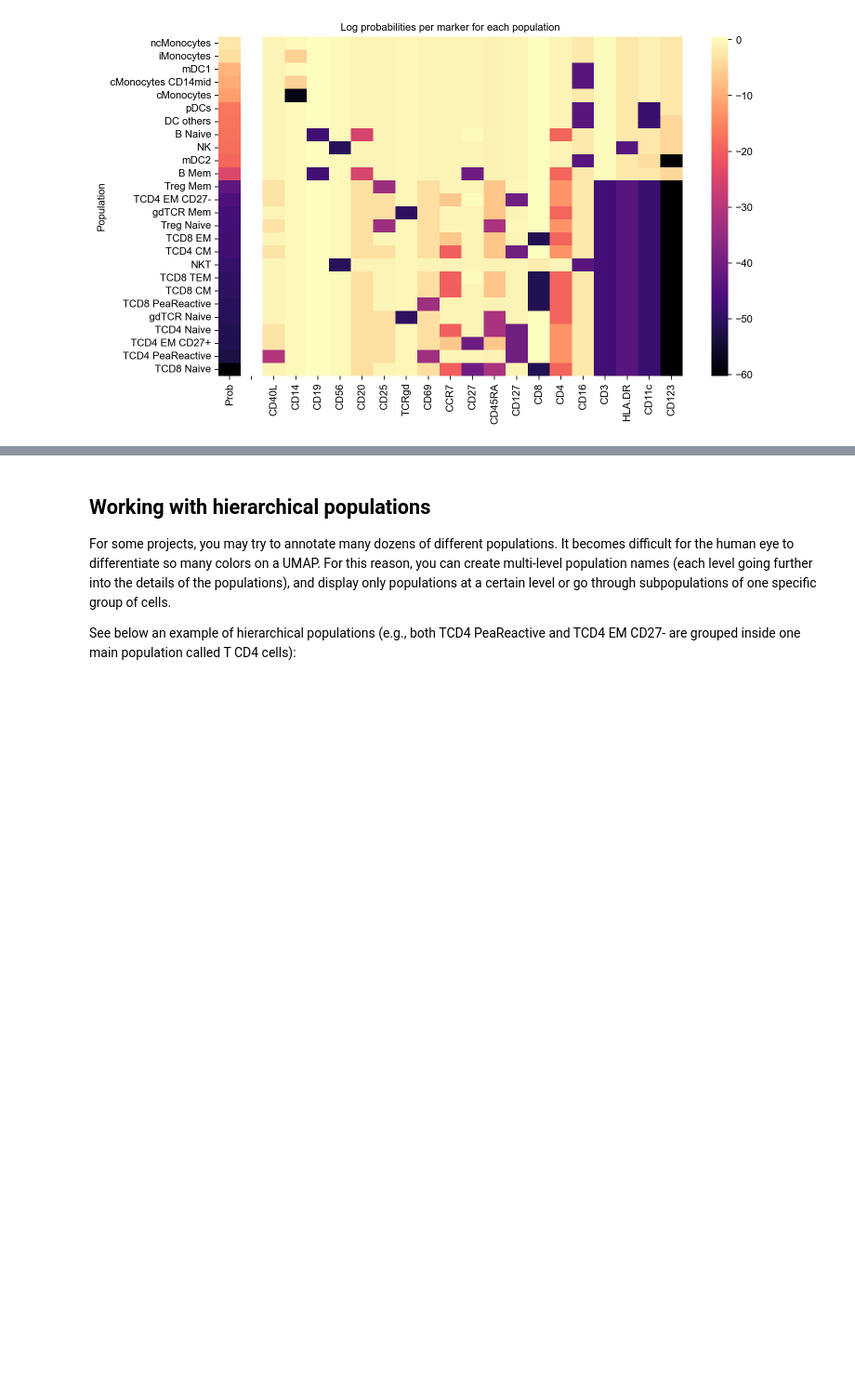
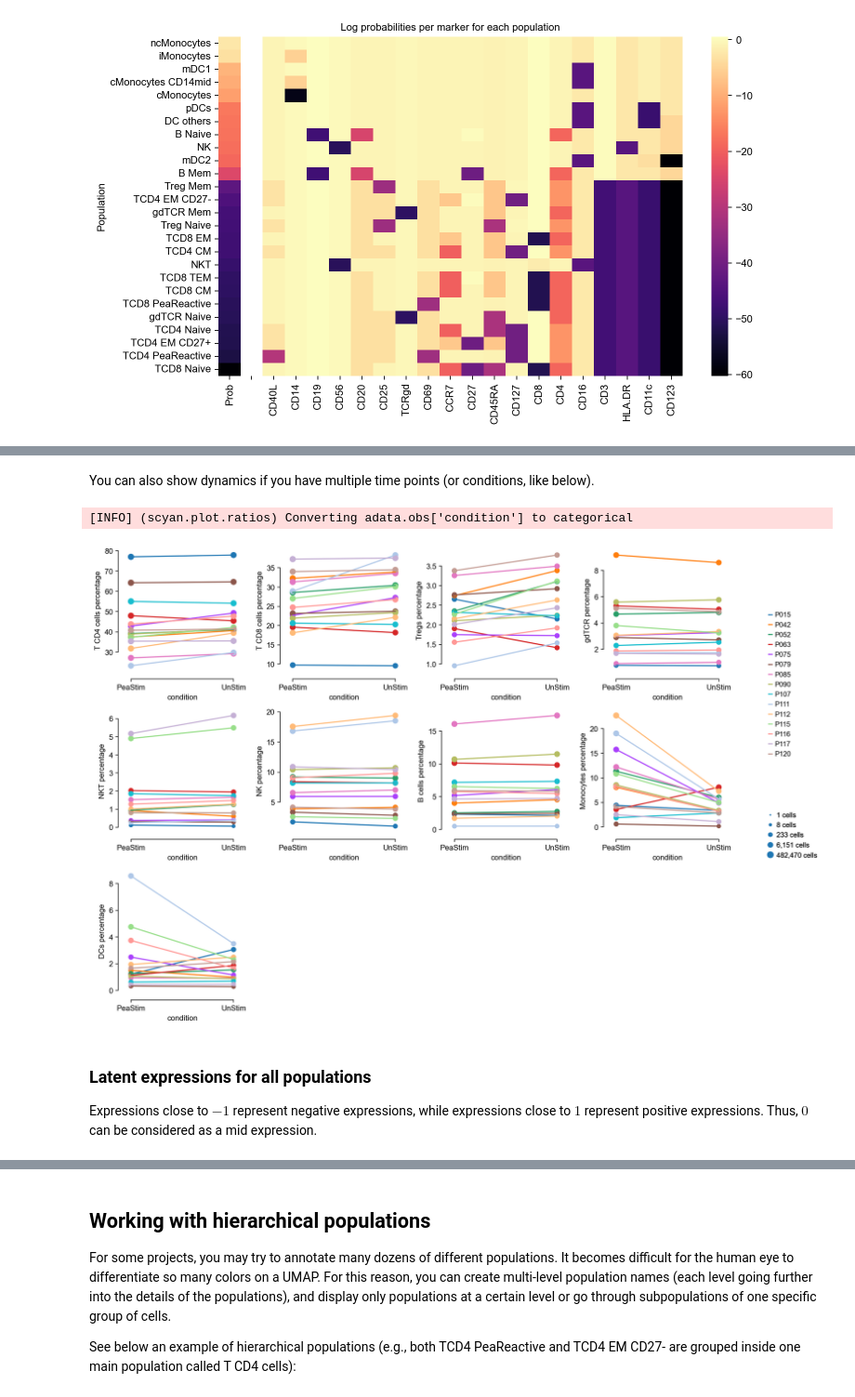
Before and after one commit to MICS-Lab/scyan, a Jupyter notebook: docs/tutorials/usage.ipynb, the cells around one changed output, grey strips where cells are left out. Shown at 93% size. Drawn from its saved outputs; the diff is of its cells as text; code cells hidden in the pictures; blank space fills up the shorter version.

```diff
--- a/docs/tutorials/usage.ipynb
+++ b/docs/tutorials/usage.ipynb
@@ -86,0 +77,14 @@ scyan.plot.probs_per_marker(model, population)
+# %% [markdown]
+You can also show dynamics if you have multiple time points (or conditions, like below).
+# %%
+# The column 'condition' contains two possible values: PeaStim or Unstim
+adata.obs["condition"] = adata.obs.file.map(lambda x: x.split("_")[1])
+
+scyan.plot.pop_dynamics(adata, time_key="condition", groupby="patient", key="scyan_pop_level")
+# %% [output]
+[INFO] (scyan.plot.ratios) Converting adata.obs['condition'] to categorical
+[figure, added]
+# %% [markdown]
+### Latent expressions for all populations
+
+Expressions close to $-1$ represent negative expressions, while expressions close to $1$ represent positive expressions. Thus, $0$ can be considered as a mid expression.
```
Also changed, not shown: parts of 13 cells of this notebook.
